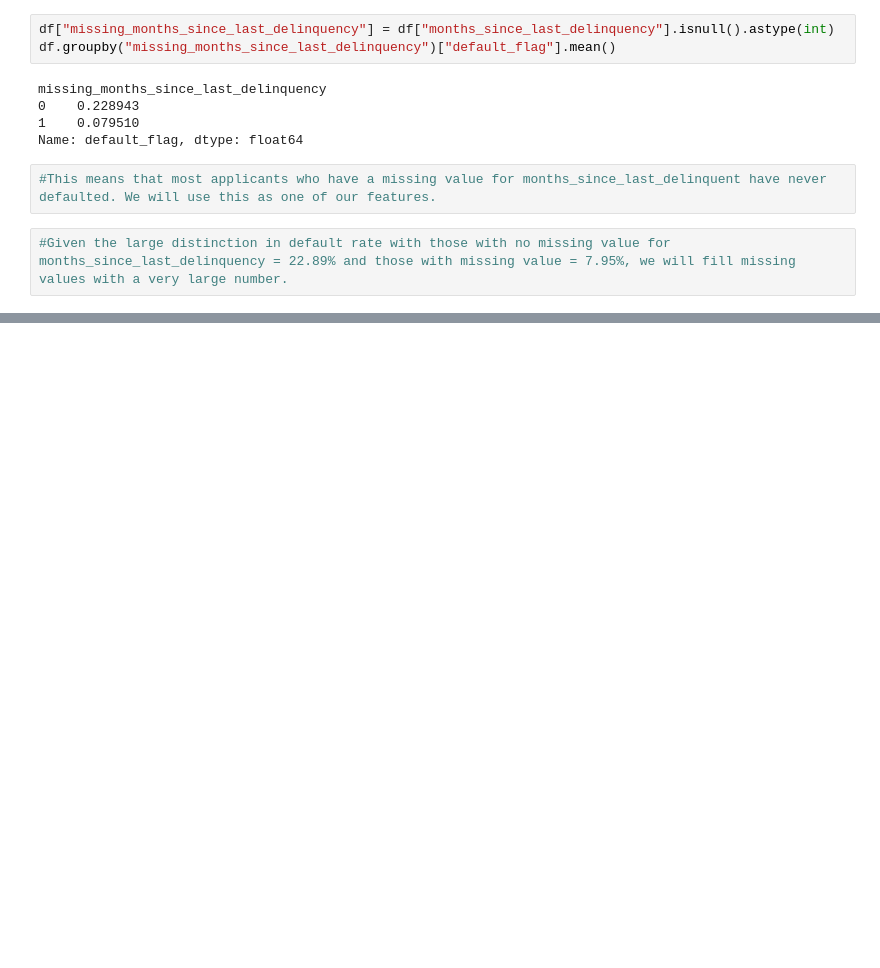
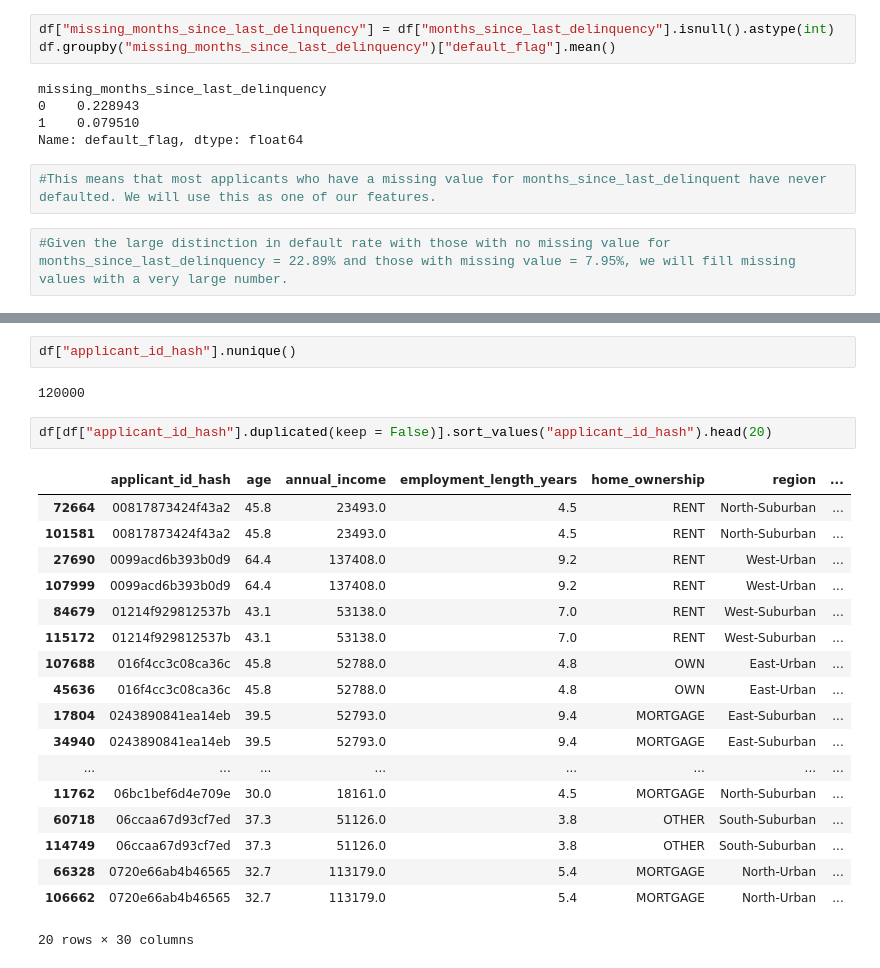
Before and after one commit to mphomutchinya/Robust-interactive-credit-model, a Jupyter notebook: notebooks/eda.ipynb, the cells around one changed output, grey strips where cells are left out. Saved outputs shown, nothing was run; the diff lists cells and outputs as text; blank space fills up the shorter version.

```diff
--- a/notebooks/eda.ipynb
+++ b/notebooks/eda.ipynb
@@ -328,0 +397,25 @@ df.isnull().sum()
+# %%
+df["applicant_id_hash"].nunique()
+# %% [output]
+120000
+# %%
+df[df["applicant_id_hash"].duplicated(keep = False)].sort_values("applicant_id_hash").head(20)
+# %% [output]
+|  | applicant_id_hash | age | annual_income | employment_length_years | home_ownership | region | ... |
+| 72664 | 00817873424f43a2 | 45.8 | 23493.0 | 4.5 | RENT | North-Suburban | ... |
+| 101581 | 00817873424f43a2 | 45.8 | 23493.0 | 4.5 | RENT | North-Suburban | ... |
+| 27690 | 0099acd6b393b0d9 | 64.4 | 137408.0 | 9.2 | RENT | West-Urban | ... |
+| 107999 | 0099acd6b393b0d9 | 64.4 | 137408.0 | 9.2 | RENT | West-Urban | ... |
+| 84679 | 01214f929812537b | 43.1 | 53138.0 | 7.0 | RENT | West-Suburban | ... |
+| 115172 | 01214f929812537b | 43.1 | 53138.0 | 7.0 | RENT | West-Suburban | ... |
+| 107688 | 016f4cc3c08ca36c | 45.8 | 52788.0 | 4.8 | OWN | East-Urban | ... |
+| 45636 | 016f4cc3c08ca36c | 45.8 | 52788.0 | 4.8 | OWN | East-Urban | ... |
+| 17804 | 0243890841ea14eb | 39.5 | 52793.0 | 9.4 | MORTGAGE | East-Suburban | ... |
+| 34940 | 0243890841ea14eb | 39.5 | 52793.0 | 9.4 | MORTGAGE | East-Suburban | ... |
+| ... | ... | ... | ... | ... | ... | ... | ... |
+| 11762 | 06bc1bef6d4e709e | 30.0 | 18161.0 | 4.5 | MORTGAGE | North-Suburban | ... |
+| 60718 | 06ccaa67d93cf7ed | 37.3 | 51126.0 | 3.8 | OTHER | South-Suburban | ... |
+| 114749 | 06ccaa67d93cf7ed | 37.3 | 51126.0 | 3.8 | OTHER | South-Suburban | ... |
+| 66328 | 0720e66ab4b46565 | 32.7 | 113179.0 | 5.4 | MORTGAGE | North-Urban | ... |
+| 106662 | 0720e66ab4b46565 | 32.7 | 113179.0 | 5.4 | MORTGAGE | North-Urban | ... |
+20 rows × 30 columns
```
Also changed, not shown: parts of 13 cells of this notebook.
